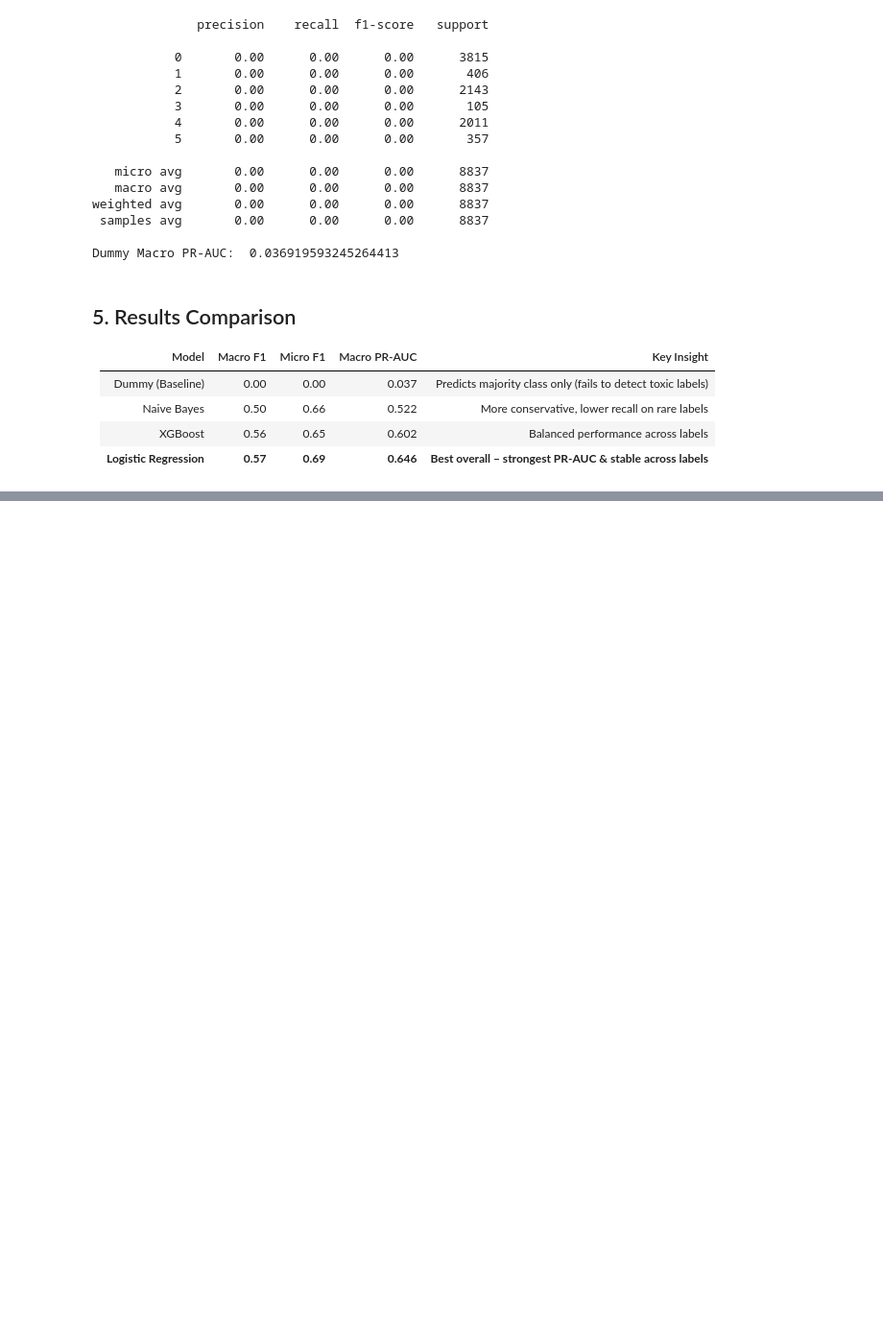
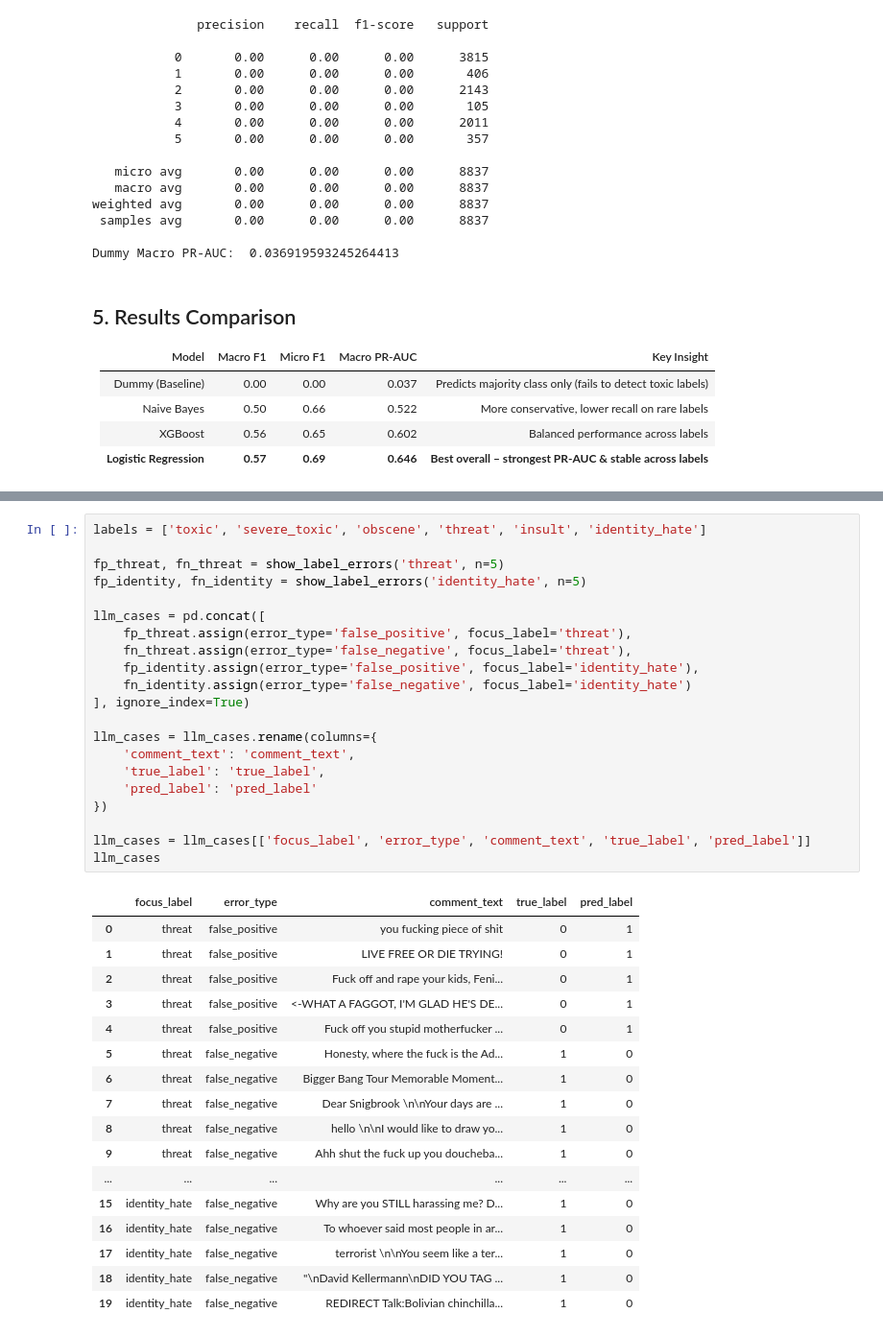
Before and after one commit to A1r1p1it/toxic-comments-classification, a Jupyter notebook: nlp.ipynb, the cells around one changed output, grey strips where cells are left out. Shown at 96% size. Cells and saved outputs as stored; diff of their text form; blank space fills up the shorter version.

```diff
--- a/nlp.ipynb
+++ b/nlp.ipynb
@@ -384,0 +629,39 @@ Dummy Macro PR-AUC:  0.036919593245264413
+# %%
+labels = ['toxic', 'severe_toxic', 'obscene', 'threat', 'insult', 'identity_hate']
+
+fp_threat, fn_threat = show_label_errors('threat', n=5)
+fp_identity, fn_identity = show_label_errors('identity_hate', n=5)
+
+llm_cases = pd.concat([
+    fp_threat.assign(error_type='false_positive', focus_label='threat'),
+    fn_threat.assign(error_type='false_negative', focus_label='threat'),
+    fp_identity.assign(error_type='false_positive', focus_label='identity_hate'),
+    fn_identity.assign(error_type='false_negative', focus_label='identity_hate')
+], ignore_index=True)
+
+llm_cases = llm_cases.rename(columns={
+    'comment_text': 'comment_text',
+    'true_label': 'true_label',
+    'pred_label': 'pred_label'
+})
+
+llm_cases = llm_cases[['focus_label', 'error_type', 'comment_text', 'true_label', 'pred_label']]
+llm_cases
+# %% [output]
+|  | focus_label | error_type | comment_text | true_label | pred_label |
+| 0 | threat | false_positive | you fucking piece of shit | 0 | 1 |
+| 1 | threat | false_positive | LIVE FREE OR DIE TRYING! | 0 | 1 |
+| 2 | threat | false_positive | Fuck off and rape your kids, Feni... | 0 | 1 |
+| 3 | threat | false_positive | <-WHAT A FAGGOT, I'M GLAD HE'S DE... | 0 | 1 |
+| 4 | threat | false_positive | Fuck off you stupid motherfucker ... | 0 | 1 |
+| 5 | threat | false_negative | Honesty, where the fuck is the Ad... | 1 | 0 |
+| 6 | threat | false_negative | Bigger Bang Tour Memorable Moment... | 1 | 0 |
+| 7 | threat | false_negative | Dear Snigbrook \n\nYour days are ... | 1 | 0 |
+| 8 | threat | false_negative | hello \n\nI would like to draw yo... | 1 | 0 |
+| 9 | threat | false_negative | Ahh shut the fuck up you doucheba... | 1 | 0 |
+| ... | ... | ... | ... | ... | ... |
+| 15 | identity_hate | false_negative | Why are you STILL harassing me? D... | 1 | 0 |
+| 16 | identity_hate | false_negative | To whoever said most people in ar... | 1 | 0 |
+| 17 | identity_hate | false_negative | terrorist \n\nYou seem like a ter... | 1 | 0 |
+| 18 | identity_hate | false_negative | "\nDavid Kellermann\nDID YOU TAG ... | 1 | 0 |
+| 19 | identity_hate | false_negative | REDIRECT Talk:Bolivian chinchilla... | 1 | 0 |
```
Also changed, not shown: parts of 18 cells of this notebook.
